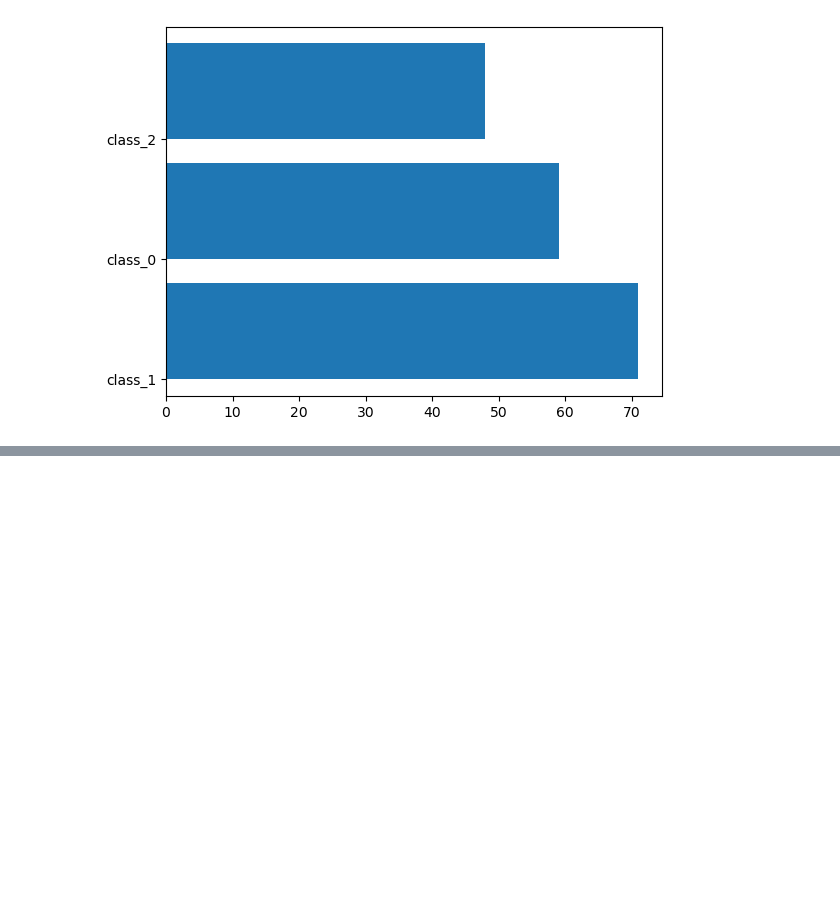
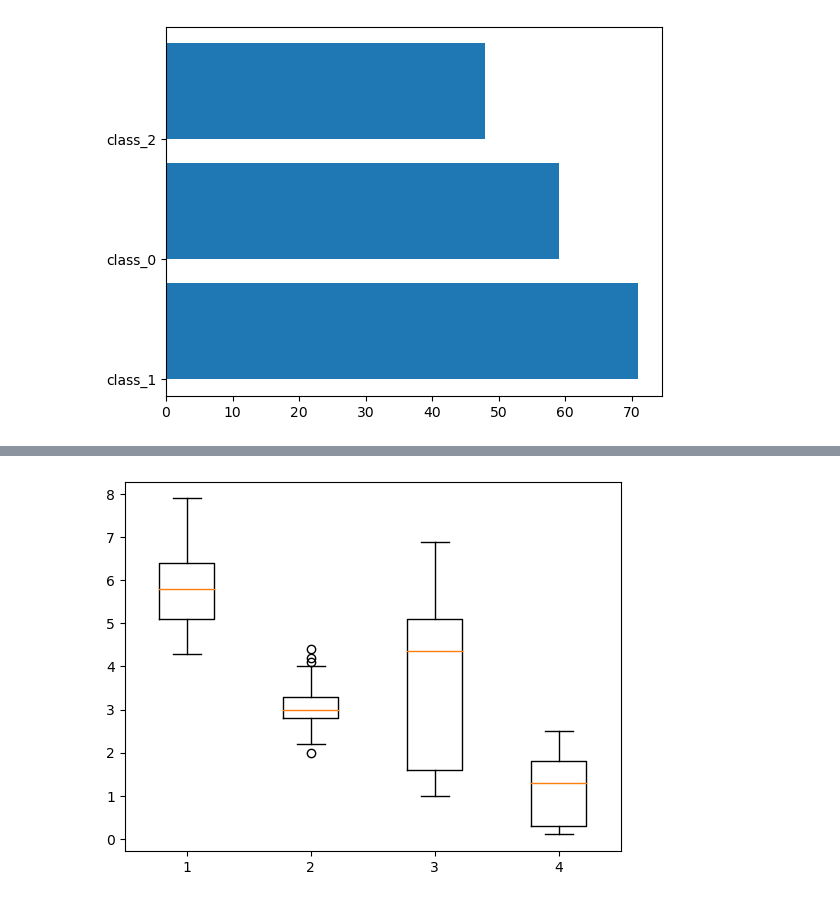
Before and after one commit to shbang-cmd/python_onebook, a Jupyter notebook: 파이썬한권으로끝내기_3장.ipynb, the cells around one changed output, grey strips where cells are left out. Cells and saved outputs as stored; diff of their text form; code cells hidden in the pictures; blank space fills up the shorter version.

```diff
--- a/파이썬한권으로끝내기_3장.ipynb
+++ b/파이썬한권으로끝내기_3장.ipynb
@@ -91,0 +111,13 @@ plt.show()
+# %%
+# 상자그림(Box plot) : 사분위수를이용하여 수치형 변수값의 분포를 확인, IQR : Inter Quatile Range 중앙 50% 데이터들이 퍼진 정도
+# 수염(whisker) : 1.5*IQ의 범위인 Q1 - 1.5*IQR 부터 Q1까지 Q3 + 1.5*IQR 부터 Q1까지 범위를 수염으로 지정하고 이 범위를 벗어나면 이상치로 표현
+# IQR을 이상치로 정제하기 위한 판단기준으로 활용
+
+import pandas as pd
+from sklearn.datasets import load_iris
+import matplotlib.pyplot as plt
+
+iris = load_iris()
+iris = pd.DataFrame(iris.data, columns=iris.feature_names)
+iris['class'] = load_iris().target
+iris['class'] = iris['class'].map({0:'Setosa', 1: 'Versicolour', 2:'Virginica'})
@@ -91,0 +156,5 @@ plt.show()
+# %%
+plt.boxplot(iris.drop(columns='class'))  # 클래스(품종) 열을 제외한 4개 수치형 열만 시각화
+plt.show()
+# %% [output]
+[figure, added]
```
Also changed, not shown: parts of 22 cells of this notebook.
